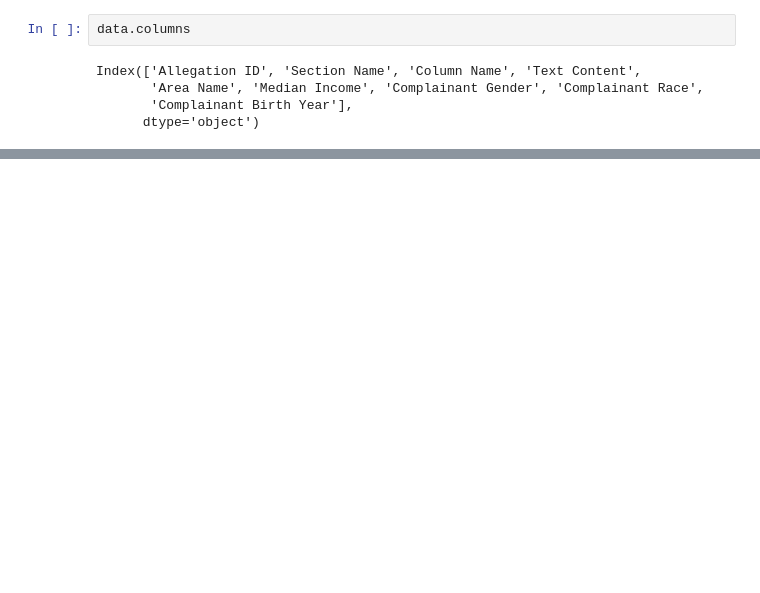
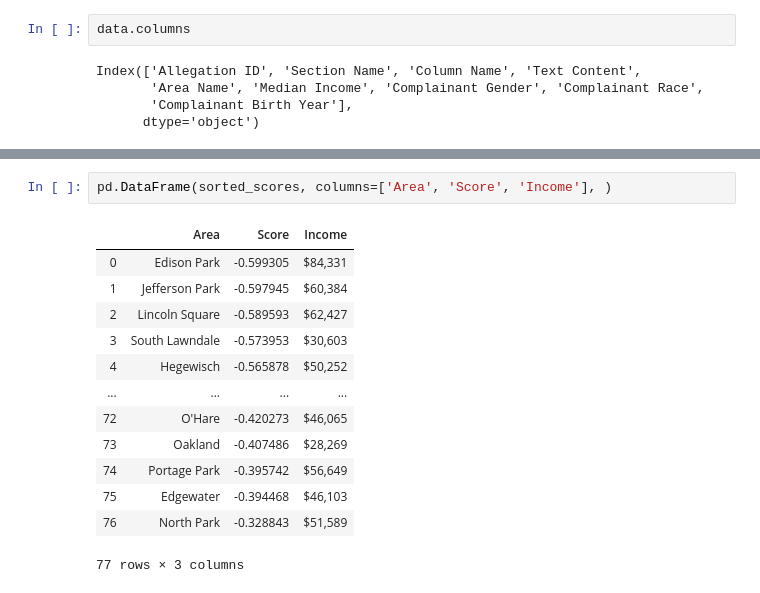
Before and after one commit to Faraaz-Beyabani/CPDP_Daring_Riddlers, a Jupyter notebook: checkpoint-5/src/checkpoint-5.ipynb, the cells around one changed output, grey strips where cells are left out. Cells and saved outputs as stored; diff of their text form; blank space fills up the shorter version.

```diff
--- a/checkpoint-5/src/checkpoint-5.ipynb
+++ b/checkpoint-5/src/checkpoint-5.ipynb
@@ -40,0 +95,16 @@ X
+# %%
+pd.DataFrame(sorted_scores, columns=['Area', 'Score', 'Income'], )
+# %% [output]
+|  | Area | Score | Income |
+| 0 | Edison Park | -0.599305 | $84,331 |
+| 1 | Jefferson Park | -0.597945 | $60,384 |
+| 2 | Lincoln Square | -0.589593 | $62,427 |
+| 3 | South Lawndale | -0.573953 | $30,603 |
+| 4 | Hegewisch | -0.565878 | $50,252 |
+| ... | ... | ... | ... |
+| 72 | O'Hare | -0.420273 | $46,065 |
+| 73 | Oakland | -0.407486 | $28,269 |
+| 74 | Portage Park | -0.395742 | $56,649 |
+| 75 | Edgewater | -0.394468 | $46,103 |
+| 76 | North Park | -0.328843 | $51,589 |
+77 rows × 3 columns
```
Also changed, not shown: parts of 17 cells of this notebook.
